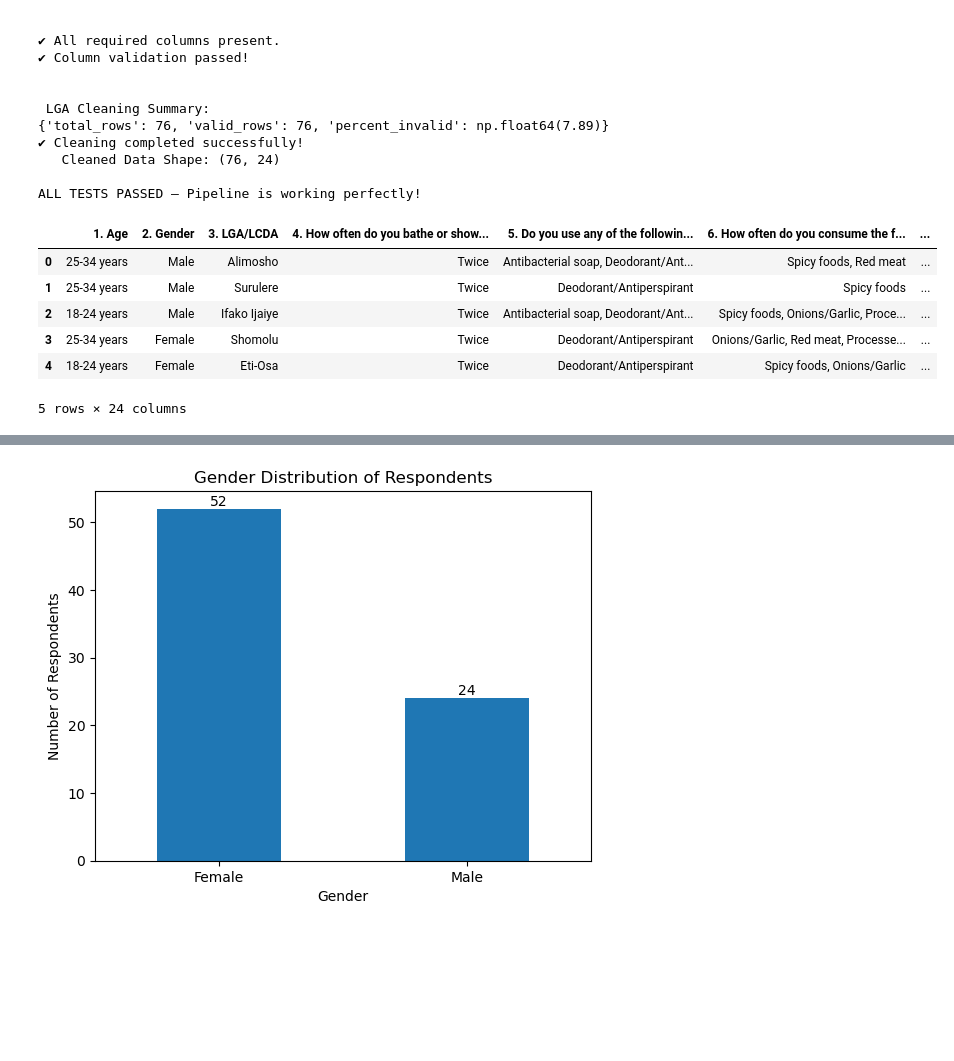
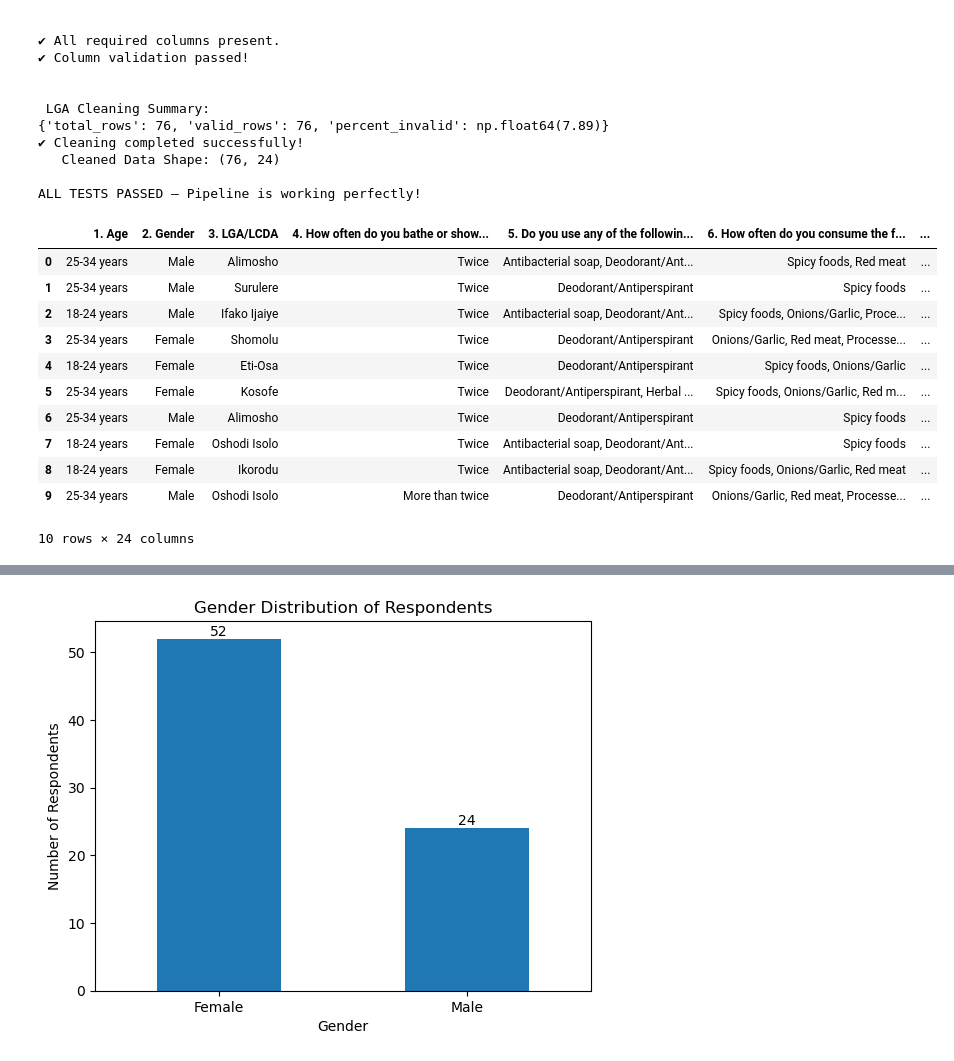
Before and after one commit to Deewhy95/BodyOdor_Project, a Jupyter notebook: BO Data Pipeline.ipynb, the cells around one changed output, grey strips where cells are left out. Cells and saved outputs as stored; diff of their text form; code cells hidden in the pictures; blank space fills up the shorter version.

```diff
--- a/BO Data Pipeline.ipynb
+++ b/BO Data Pipeline.ipynb
@@ -361,15 +363,20 @@ df_clean = test_body_odor_pipeline(file_path)
 
 ALL TESTS PASSED — Pipeline is working perfectly!
 # %%
-df_clean.head(5)
+df_clean.head(10)
 # %% [output]
 |  | 1. Age | 2. Gender | 3. LGA/LCDA | 4. How often do you bathe or show... | 5. Do you use any of the followin... | 6. How often do you consume the f... | ... |
 | 0 | 25-34 years | Male | Alimosho | Twice | Antibacterial soap, Deodorant/Ant... | Spicy foods, Red meat | ... |
 | 1 | 25-34 years | Male | Surulere | Twice | Deodorant/Antiperspirant | Spicy foods | ... |
 | 2 | 18-24 years | Male | Ifako Ijaiye | Twice | Antibacterial soap, Deodorant/Ant... | Spicy foods, Onions/Garlic, Proce... | ... |
 | 3 | 25-34 years | Female | Shomolu | Twice | Deodorant/Antiperspirant | Onions/Garlic, Red meat, Processe... | ... |
 | 4 | 18-24 years | Female | Eti-Osa | Twice | Deodorant/Antiperspirant | Spicy foods, Onions/Garlic | ... |
+| 5 | 25-34 years | Female | Kosofe | Twice | Deodorant/Antiperspirant, Herbal ... | Spicy foods, Onions/Garlic, Red m... | ... |
+| 6 | 25-34 years | Male | Alimosho | Twice | Deodorant/Antiperspirant | Spicy foods | ... |
+| 7 | 18-24 years | Female | Oshodi Isolo | Twice | Antibacterial soap, Deodorant/Ant... | Spicy foods | ... |
+| 8 | 18-24 years | Female | Ikorodu | Twice | Antibacterial soap, Deodorant/Ant... | Spicy foods, Onions/Garlic, Red meat | ... |
+| 9 | 25-34 years | Male | Oshodi Isolo | More than twice | Deodorant/Antiperspirant | Onions/Garlic, Red meat, Processe... | ... |
-5 rows × 24 columns
+10 rows × 24 columns
 # %%
 import pandas as pd
 import matplotlib.pyplot as plt
```
Also changed, not shown: parts of 7 cells of this notebook.
